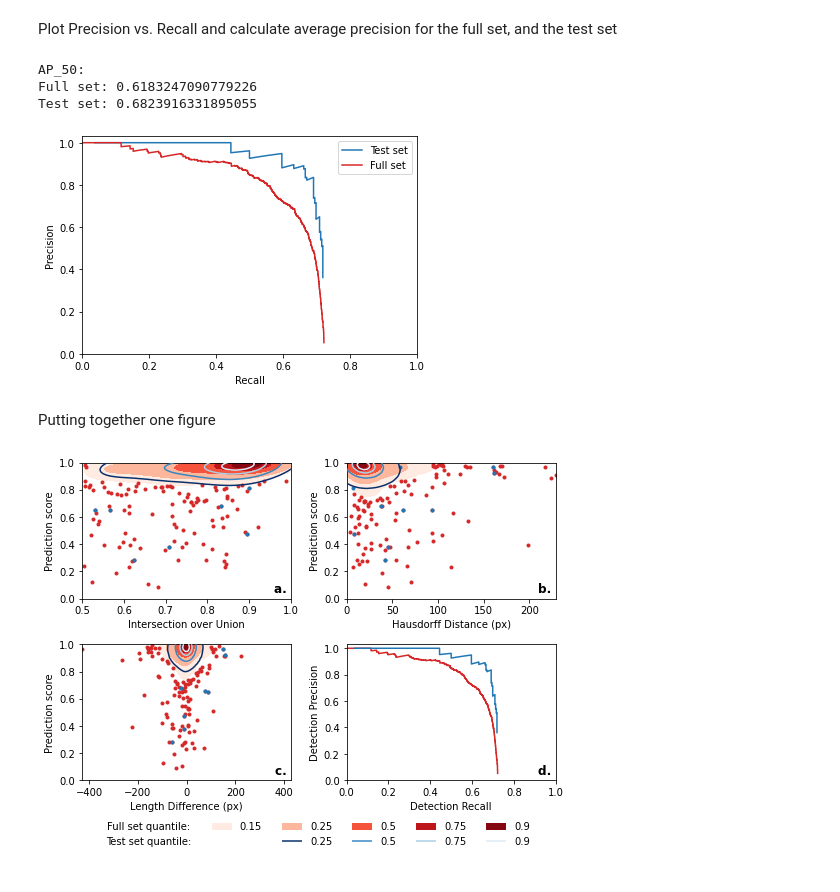
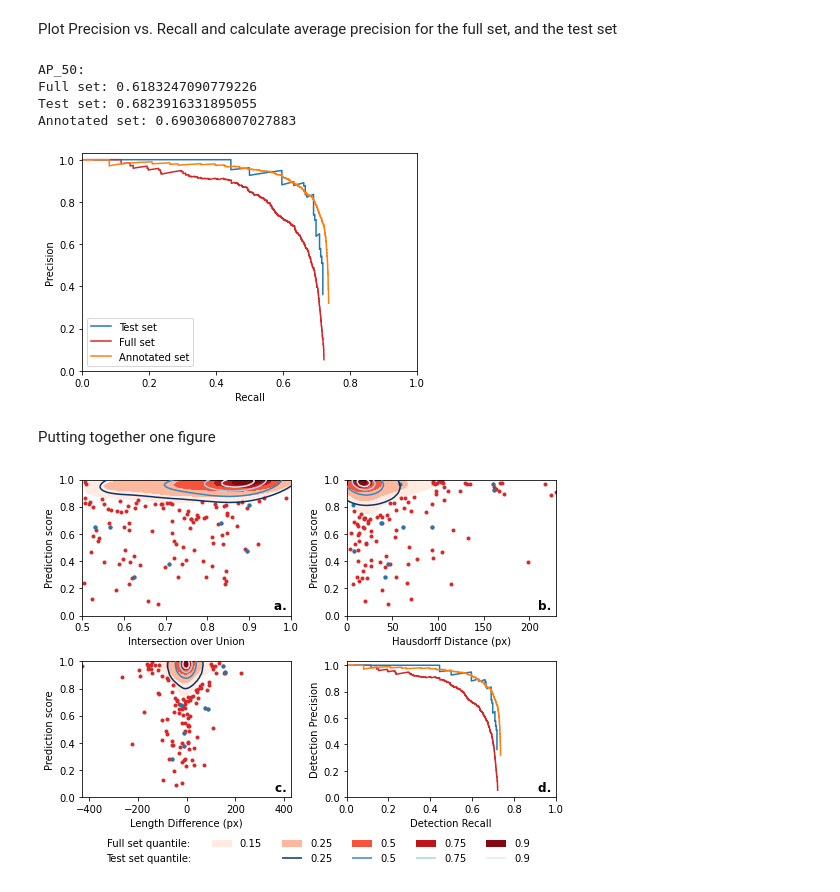
Before and after one commit to J-Wall/camfi, a Jupyter notebook: examples/annotation_evaluation.ipynb, the cells around one changed output. Cells and saved outputs as stored; diff of their text form; code cells hidden in the pictures.

Commit message:
Included validation on annotated only image set

```diff
--- a/examples/annotation_evaluation.ipynb
+++ b/examples/annotation_evaluation.ipynb
@@ -15,6 +15,7 @@ Next, load the validation data
 # %%
 validation_file = "data/validation.json"
 validation_file_all = "data/validation_all.json"
+validation_file_annotated_only = "data/validation_annotated_only.json"
 
 with open(validation_file, "r") as f:
     validation = json.load(f)
@@ -22,6 +23,9 @@ with open(validation_file, "r") as f:
 with open(validation_file_all, "r") as f:
     validation_all = json.load(f)
 
+with open(validation_file_annotated_only, "r") as f:
+    validation_annotated_only = json.load(f)
+
 list(validation.keys())
 # %% [output]
 ['all_ious',
@@ -336,34 +340,69 @@ precision.append(1.)
 recall.append(0.)
 
 precision = np.array(precision)
 recall = np.array(recall)
 
 ap_precision_values = []
 for ap_recall_value in np.linspace(0., 1., num=11, endpoint=True):
     ap_precision_values.append(precision[recall >= ap_recall_value].max())
 
 average_precision = sum(ap_precision_values) / len(ap_precision_values)
 
+# Annotated only
+true_positives_annotated_only = np.array(validation_annotated_only["true_positives"])
+false_positives_annotated_only = np.array(validation_annotated_only["false_positives"])
+false_negatives_annotated_only = validation_annotated_only["false_negatives"]
+
+precision_annotated_only = [0.]
+recall_annotated_only = [1.]
+
+for score_cutoff in np.sort(np.concatenate((true_positives_annotated_only, false_positives_annotated_only))):
+    tp = np.count_nonzero(true_positives_annotated_only >= score_cutoff)
+    fp = np.count_nonzero(false_positives_annotated_only >= score_cutoff)
+    try:
+        pr = tp / (tp + fp)
+        re = tp / (tp + false_negatives_annotated_only)
+    except ZeroDivisionError:
+        pass
+    finally:
+        precision_annotated_only.append(pr)
+        recall_annotated_only.append(re)
+
+precision_annotated_only.append(1.)
+recall_annotated_only.append(0.)
+
+precision_annotated_only = np.array(precision_annotated_only)
+recall_annotated_only = np.array(recall_annotated_only)
+
+ap_precision_values_annotated_only = []
+for ap_recall_value in np.linspace(0., 1., num=11, endpoint=True):
+    ap_precision_values_annotated_only.append(precision_annotated_only[recall_annotated_only >= ap_recall_value].max())
+
+average_precision_annotated_only = sum(ap_precision_values_annotated_only) / len(ap_precision_values_annotated_only)
+
 fig = plt.figure()
 ax = fig.add_subplot(
     111,
     xlabel="Recall",
     ylabel="Precision",
     xlim=(0., 1.),
     ylim=(0., 1.03),
 )
 ax.plot(recall[1:-1], precision[1:-1], c="tab:blue", label="Test set")
 ax.plot(recall_all[1:-1], precision_all[1:-1], c="tab:red", label="Full set")
+ax.plot(recall_annotated_only[1:-1], precision_annotated_only[1:-1], c="tab:orange", label="Annotated set")
 ax.legend()
 
 print("AP_50:")
 print(f"Full set: {average_precision_all}")
 print(f"Test set: {average_precision}")
+print(f"Annotated set: {average_precision_annotated_only}")
 # %% [output]
 AP_50:
 Full set: 0.6183247090779226
 Test set: 0.6823916331895055
+Annotated set: 0.6903068007027883
-[figure, old version]
+[figure, new version]
 # %% [markdown]
 Putting together one figure
 # %%
@@ -504,6 +543,12 @@ ax4.plot(
     c=c,
     label="Test set",
 )
+ax4.plot(
+    recall_annotated_only[1:-1],
+    precision_annotated_only[1:-1],
+    c="tab:orange",
+    label="Annotated set",
+)
 t4 = ax4.set_title(
     "d. ",
     fontdict=fontdict,
@@ -536,6 +581,6 @@ leg = fig.legend(
     #markerfirst=False,
 )
 # %% [output]
-[figure, old version]
+[figure, new version]
 # %%
 fig.savefig("autoannotation_evaluation_figure.pdf", dpi=1000.0, bbox_inches="tight")
```
Also changed, not shown: 2 other files.
